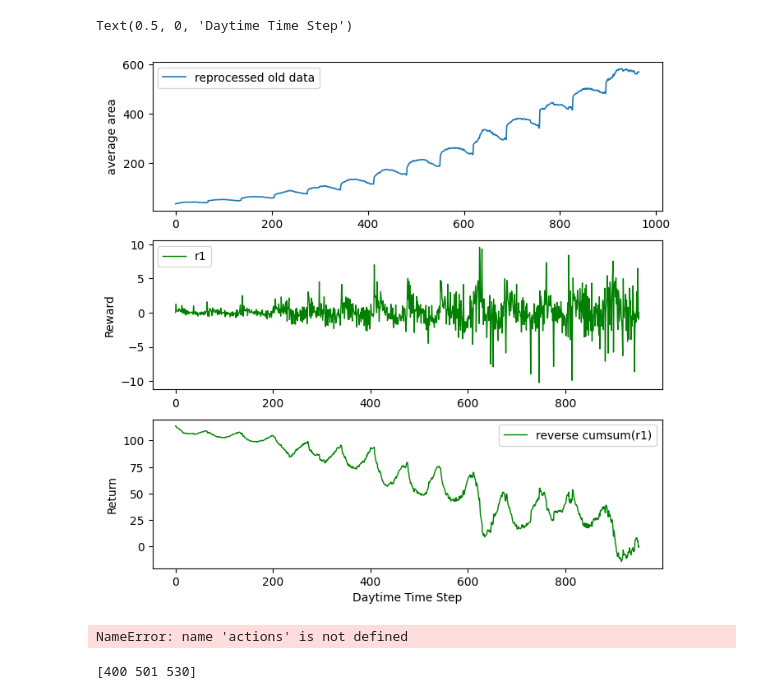
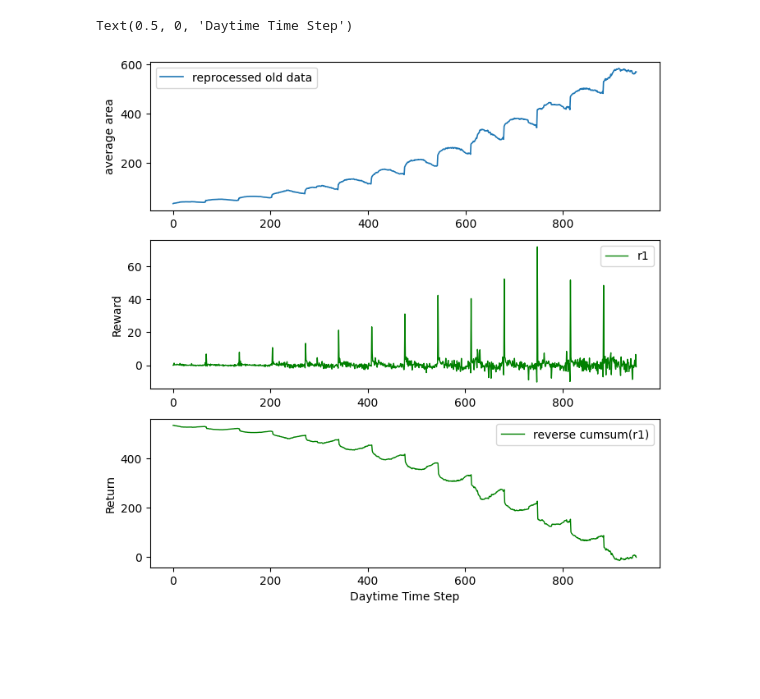
Before and after one commit to steventango/plant-rl, a Jupyter notebook: analysis/analyze_exp_data.ipynb, the cells around one changed output. Drawn from its saved outputs; the diff is of its cells as text; code cells hidden in the pictures; blank space fills up the shorter version.

```diff
--- a/analysis/analyze_exp_data.ipynb
+++ b/analysis/analyze_exp_data.ipynb
@@ -7,4 +6,4 @@ from utils.metrics import iqm
 from utils.metrics import UnbiasedExponentialMovingAverage as uema
 # %%
 data_path = os.path.dirname(os.path.abspath("")) + '/analysis/plant_data/old/reprocessed.csv'
-df = pd.read_csv(data_path)
+full_df = pd.read_csv(data_path)
@@ -23 +10,9 @@ def to_numpy(string_list):
+# %%
+# Remove night time
+import datetime
+full_df['time'] = pd.to_datetime(full_df['time'])
+full_df['time_only'] = full_df['time'].dt.time
+start_time = datetime.time(9, 25)
+end_time = datetime.time(20, 45)
+df = full_df[(full_df['time_only'] >= start_time) & (full_df['time_only'] <= end_time)]
 # %%
@@ -26,5 +19,4 @@ for metric in ['area', 'clean_area']:
 areas = df['clean_area'].to_numpy()
 areas = np.reshape(areas, (-1,56))  # needed for standard*.csv
 # %%
-area = np.array([iqm(areas[i,:], 0.0) for i in range(areas.shape[0])])
-print(len(area))
+area = np.array([np.mean(areas[i,:]) for i in range(areas.shape[0])])
@@ -34,6 +23,3 @@ WARNING:2025-04-25 16:42:39,339:jax._src.xla_bridge:969: An NVIDIA GPU may be pr
-# %%
-# remove night time
-area = (np.reshape(area,(-1,144))[:,57:126]).flatten()
 # %%
 area_trace = uema(alpha=0.01)
 area_trace.update(area[0])
@@ -64,64 +49,18 @@ r1p = (np.reshape(r1,(-1,69))[:,1:]).flatten()
 # %%
 fig, ax = plt.subplots(3,1, figsize=(8,8))
 ax[0].plot(area[1:], linewidth=1.2, label='reprocessed old data')
 ax[0].legend()
 ax[0].set_ylabel('average area')
-ax[1].plot(r1p, 'g', linewidth=1, alpha=1, label='r1')
+ax[1].plot(r1, 'g', linewidth=1, alpha=1, label='r1')
 #ax[1].plot(r2, 'r', linewidth=1,alpha=0.7, label='r2')
 ax[1].legend()
 ax[1].set_ylabel('Reward')
 #ax[1].set_ylim(-20,20)
-ax[2].plot(R(r1p), 'g', linewidth=1, alpha=1,label='reverse cumsum(r1)')
+ax[2].plot(R(r1), 'g', linewidth=1, alpha=1,label='reverse cumsum(r1)')
 #ax[2].plot(R(r2), 'r', linewidth=1, alpha=0.7,label='reverse cumsum(r2)')
 ax[2].legend()
 ax[2].set_ylabel('Return')
 ax[2].set_xlabel('Daytime Time Step')
 # %% [output]
 Text(0.5, 0, 'Daytime Time Step')
-[figure, old version]
+[figure, new version]
-# %%
-int_actions = []
-for i in range(len(actions)):
-    a = actions[i]
-    if len(a) > 1:   # if a has 6 components
-        if a[-1] < 0.25:
-            int_actions.append(0)
-        elif a[-1] < 0.5:
-            int_actions.append(1)
-        elif a[-1] < 0.75:
-            int_actions.append(2)
-        else:
-            int_actions.append(3)
-    else:
-        int_actions.append(a[0])
-print(int_actions)
-# %% [output]
-NameError: name 'actions' is not defined
-# %%
-m = 8
-len_init = 3
-pattern_01 = np.concatenate([np.zeros(len_init), np.full(m, 1)])
-pattern_02 = np.concatenate([np.zeros(len_init), np.full(m, 2)])
-pattern_03 = np.concatenate([np.zeros(len_init), np.full(m, 3)])
-pattern_12 = np.concatenate([np.full(len_init, 1), np.full(m, 2)])
-pattern_13 = np.concatenate([np.full(len_init, 1), np.full(m, 3)])
-pattern_23 = np.concatenate([np.full(len_init, 2), np.full(m, 3)])
-
-pattern_10 = np.concatenate([np.full(len_init, 1), np.full(m, 0)])
-pattern_20 = np.concatenate([np.full(len_init, 2), np.full(m, 0)])
-pattern_30 = np.concatenate([np.full(len_init, 3), np.full(m, 0)])
-pattern_21 = np.concatenate([np.full(len_init, 2), np.full(m, 1)])
-pattern_31 = np.concatenate([np.full(len_init, 3), np.full(m, 1)])
-pattern_32 = np.concatenate([np.full(len_init, 3), np.full(m, 2)])
-
-pattern_101 = np.concatenate([np.full(len_init, 1), np.full(m, 0), np.full(len_init, 1)])
-pattern_202 = np.concatenate([np.full(len_init, 2), np.full(m, 0), np.full(len_init, 2)])
-
-this_pattern = pattern_10
-
-windows = np.lib.stride_tricks.sliding_window_view(int_actions, len(this_pattern))
-matches = np.all(windows == this_pattern, axis=1)
-match_indices = np.where(matches)[0]
-print(match_indices)
-# %% [output]
-[400 501 530]
```
Also changed, not shown: parts of 7 cells of this notebook, 14 other files.
